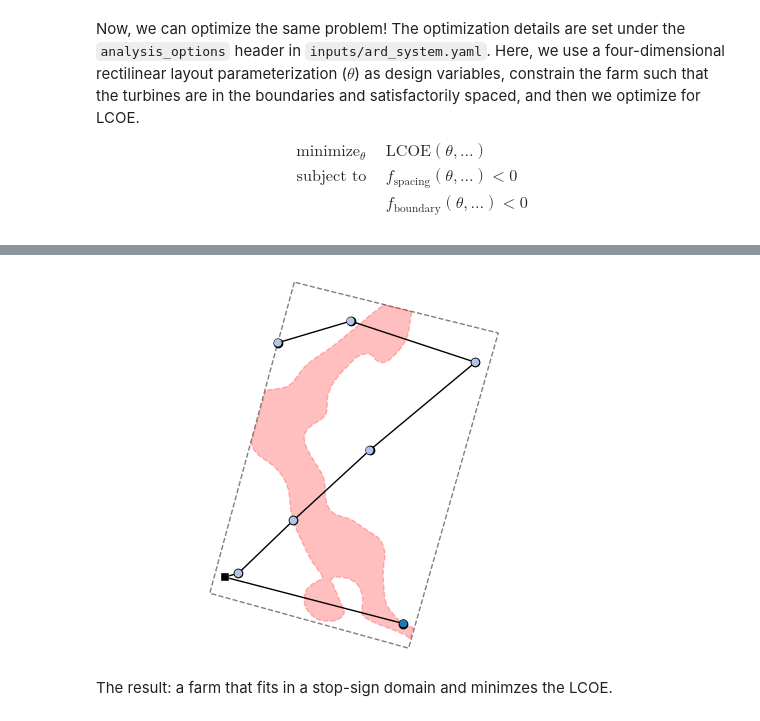
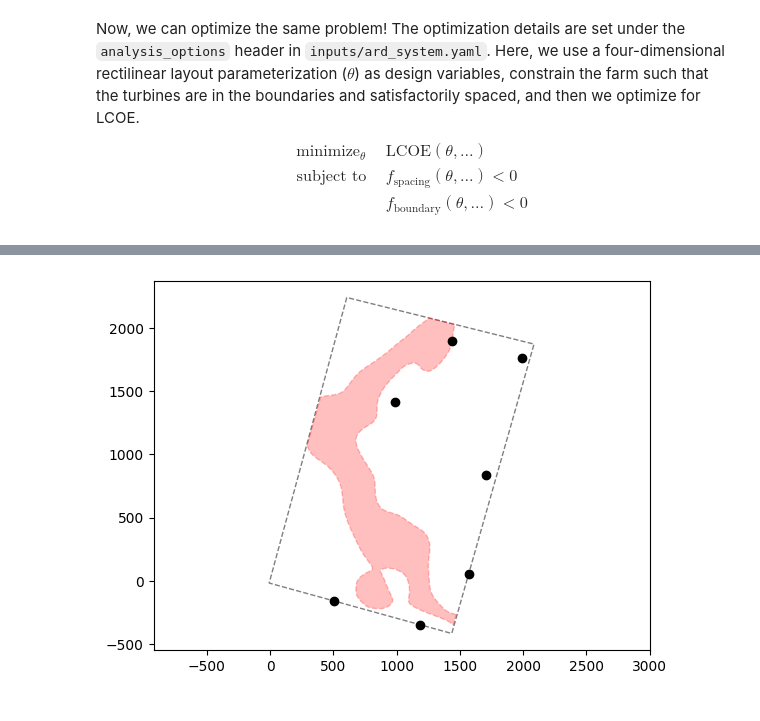
Before and after one commit to cfrontin/Ard, a Jupyter notebook: examples/x07_exclusion/optimization_demo.ipynb, the cells around one changed output, grey strips where cells are left out. Drawn from its saved outputs; the diff is of its cells as text; code cells hidden in the pictures.

```diff
--- a/examples/x07_exclusion/optimization_demo.ipynb
+++ b/examples/x07_exclusion/optimization_demo.ipynb
@@ -54,0 +46,7 @@ Adding financese
+# %%
+# create and setup system
+prob = set_up_ard_model(
+    input_dict=input_dict,
+    root_data_path=path_inputs,
+    work_dir='.', name='TEST2',
+)
@@ -54,0 +66,20 @@ Adding financese
+# %%
+input_dict['modeling_options']['layout']['N_turbines'] = Nturb
+# %%
+# random initial points
+rng = np.random.default_rng(seed=42)
+xturb, yturb = [], []
+
+min_x, min_y, max_x, max_y = poly.bounds
+while len(xturb) < Nturb:
+    random_x = rng.uniform(min_x, max_x)
+    random_y = rng.uniform(min_y, max_y)
+    if Point(random_x, random_y).within(poly):
+        xturb.append(random_x)
+        yturb.append(random_y)
+
+fig,ax = plt.subplots()
+ax.plot(*poly.exterior.xy, 'k')
+ax.plot(xturb, yturb, 'ko')
+ax.axis('equal')
+ax.grid(alpha=0.25)
@@ -55,3 +88,9 @@ Adding financese
+# %%
+layouts["coordinates"]["x"] = xturb
+layouts["coordinates"]["y"] = yturb
+
+prob.model.set_input_defaults("x_turbines", xturb, units="m")
+prob.model.set_input_defaults("y_turbines", yturb, units="m")
 # %%
 if False:
     # visualize model
@@ -147,15 +218,14 @@ Design Vars
 # %%
 ax = plot_layout(
     prob,
     input_dict=input_dict,
     show_image=False,
-    include_cable_routing=True,
+    include_cable_routing=False,
 )
+plt.savefig(prob.get_outputs_dir() / 'layout.png')
 plt.show()
 # %% [output]
-[figure, old version]
+[figure, new version]
-# %% [markdown]
-The result: a farm that fits in a stop-sign domain and minimzes the LCOE.
 # %%
 print(prob.get_val("exclusions.exclusion_distances", units="km"))
 # %% [output]
```
Also changed, not shown: parts of 16 cells of this notebook, 1 other file.
